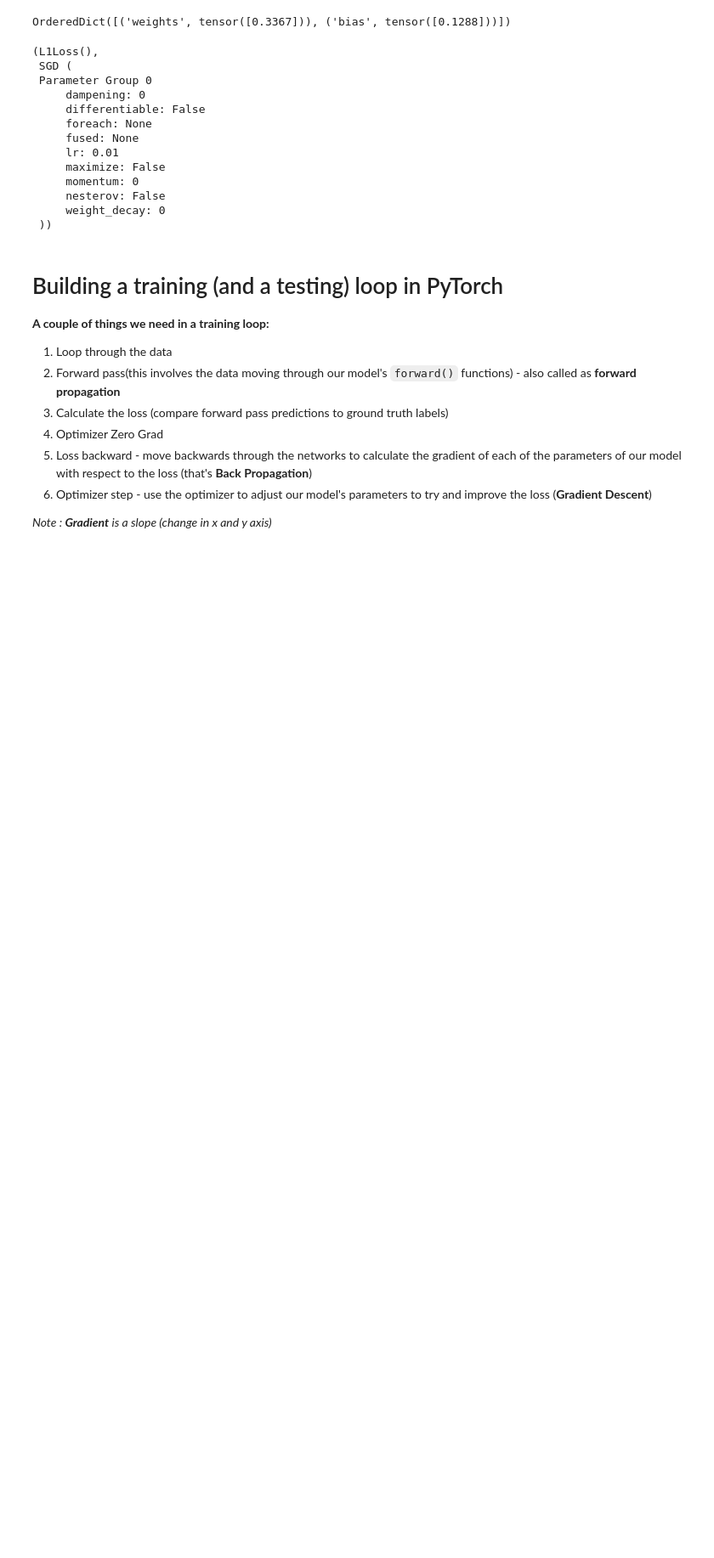
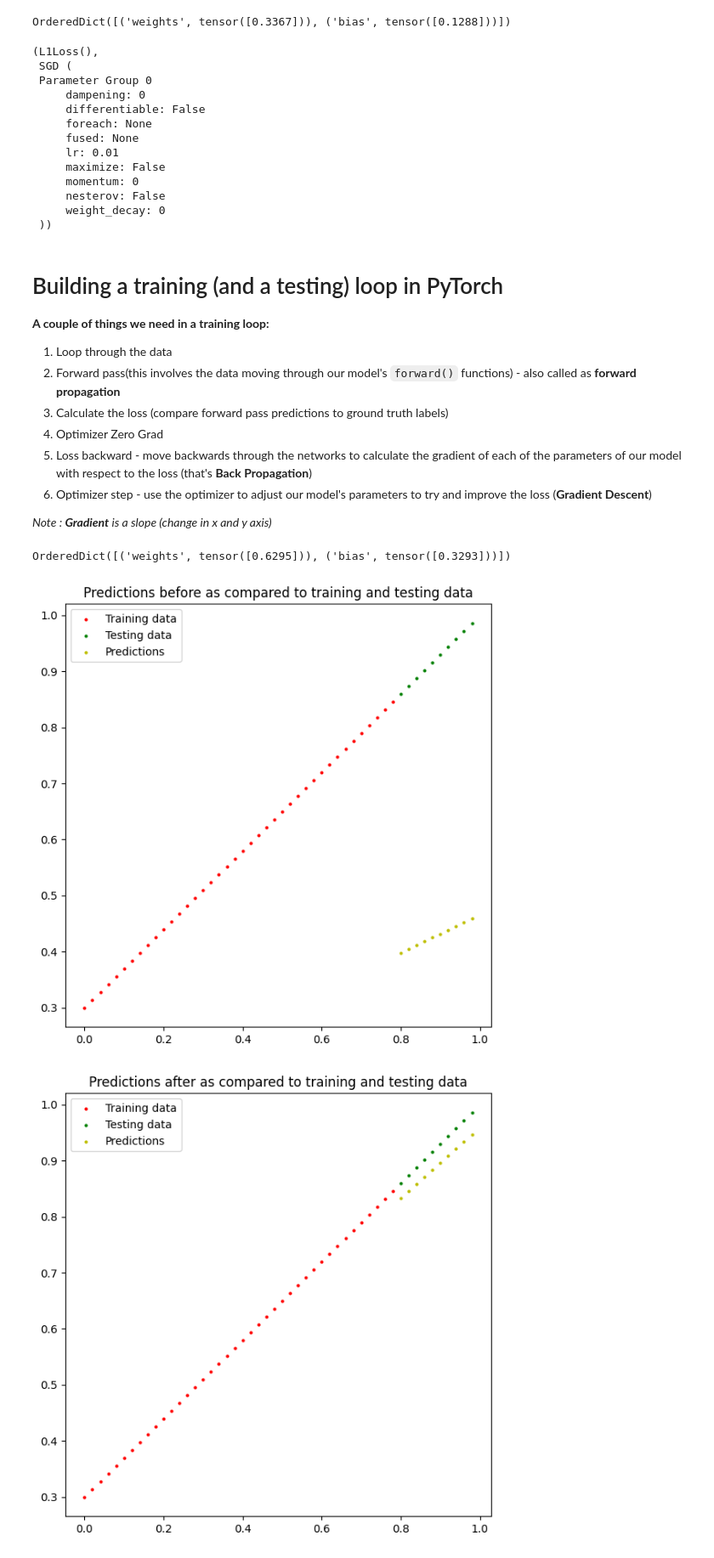
Before and after one commit to harshit7271/Deep_learning_with_PyTorch, a Jupyter notebook: PyTorch_Workflow_01.ipynb, the cells around one changed output. Shown at 85% size. Drawn from its saved outputs; the diff is of its cells as text; code cells hidden in the pictures; blank space fills up the shorter version.

```diff
--- a/PyTorch_Workflow_01.ipynb
+++ b/PyTorch_Workflow_01.ipynb
@@ -342,7 +342,7 @@ loss_fn, optimizer
 *Note : **Gradient** is a slope (change in x and y axis)*
 # %%
 # an epoch is one loop through the data.. (this is a hyperparameter bcz we've set it ourselves)
-epochs = 1
+epochs = 100
 
 # 0. loop through the data
 for epoch in range(epochs):
@@ -355,8 +355,9 @@ for epoch in range(epochs):
 
   # 2. Calculate the loss
   loss = loss_fn(y_pred, y_train)
+  # print(f"Loss : {loss}")
 
-  # 3. Optimizer zero grad
+  # 3. Optimizer zero grad  (They accumulate every epoch, zero them to start fresh each forward pass)
   optimizer.zero_grad()
 
   # 4. Perform backpropagation on the loss with respect to the parameters of the model
@@ -366,3 +367,36 @@ for epoch in range(epochs):
   optimizer.step()
 
   model_0.eval()  # turns off gradient tracking
+
+  # Print out model state_dict()
+# %%
+model_0.state_dict()
+# %% [output]
+OrderedDict([('weights', tensor([0.6295])), ('bias', tensor([0.3293]))])
+# %%
+with torch.inference_mode():
+  y_preds_new = model_0(X_test)
+# %%
+# let's compare the predictions before and after back propagation
+
+# BEFORE
+
+plt.figure(figsize=(7,7))
+plt.scatter(X_train, y_train, c="r", s=4, label="Training data")
+plt.scatter(X_test, y_test, c="g", s=4, label="Testing data")
+plt.scatter(X_test, y_preds, c="y", s=4, label="Predictions")
+plt.legend()
+plt.title("Predictions before as compared to training and testing data")
+plt.show()
+
+# AFTER
+plt.figure(figsize=(7,7))
+plt.scatter(X_train, y_train, c="r", s=4, label="Training data")
+plt.scatter(X_test, y_test, c="g", s=4, label="Testing data")
+plt.scatter(X_test, y_preds_new, c="y", s=4, label="Predictions")
+plt.title("Predictions after as compared to training and testing data")
+plt.legend()
+plt.show()
+# %% [output]
+[figure, added]
+[figure, added]
```
Also changed, not shown: parts of 6 cells of this notebook.
